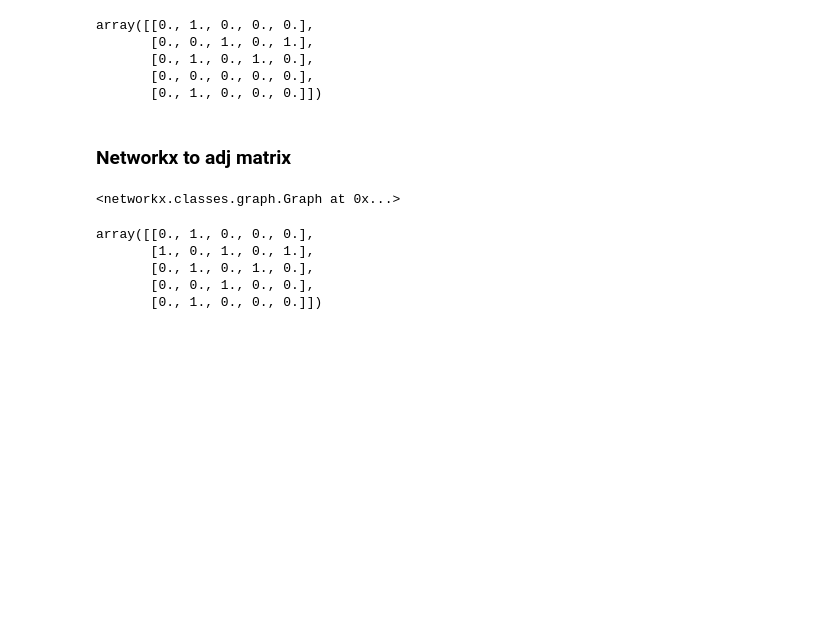
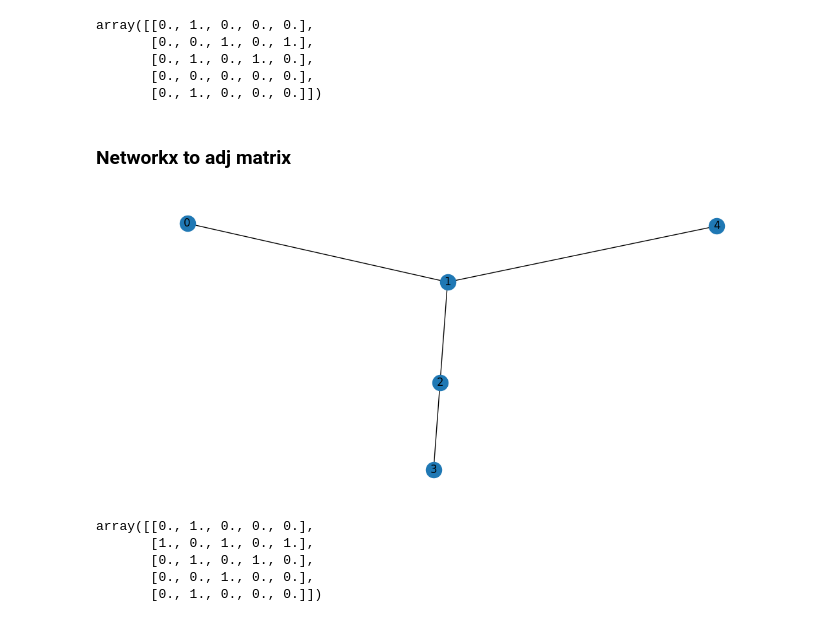
Before and after one commit to deva-k/devabook, a Jupyter notebook: book/graphs/graphs.ipynb, the cells around one changed output. Saved outputs shown, nothing was run; the diff lists cells and outputs as text; code cells hidden in the pictures; blank space fills up the shorter version.

```diff
--- a/book/graphs/graphs.ipynb
+++ b/book/graphs/graphs.ipynb
@@ -524,15 +531,15 @@ array([[0., 1., 0., 0., 0.],
 # %%
 g = nx.Graph()
 
 g.add_edge(0, 1)
 g.add_edge(1, 2)
 g.add_edge(1, 4)
 g.add_edge(2, 1)
 g.add_edge(2, 3)
 
-g
+nx.draw_networkx(g)
 # %% [output]
-<networkx.classes.graph.Graph at 0x...>
+[figure, added]
 # %%
 nx.to_numpy_array(g, nodelist=[0, 1, 2, 3, 4])
 # %% [output]
```
Also changed, not shown: parts of 49 cells of this notebook.
